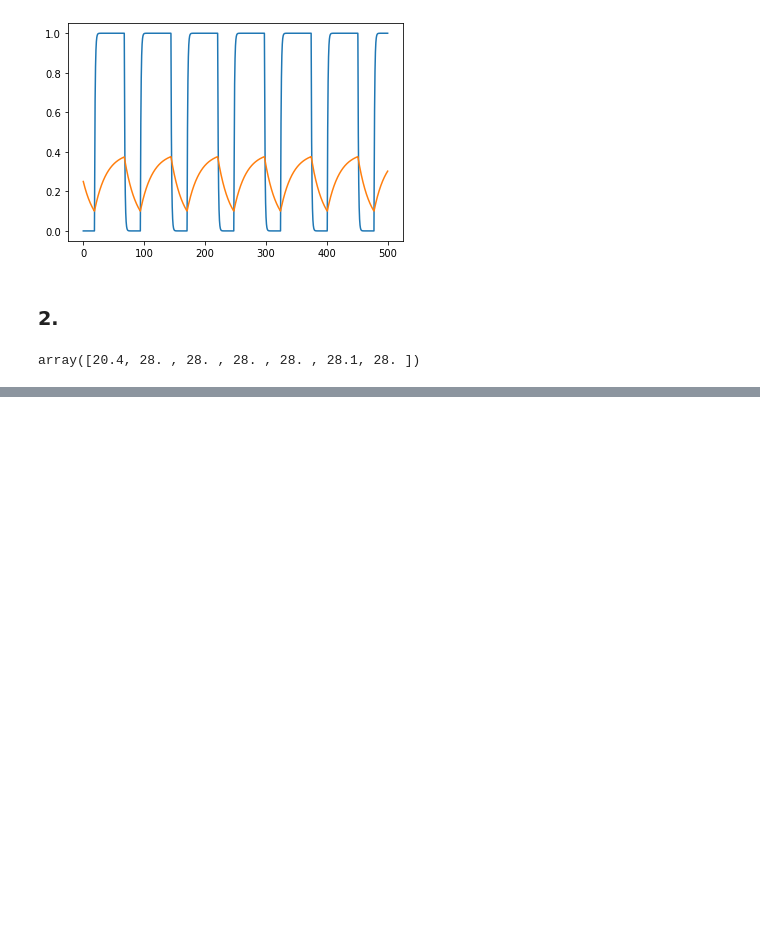
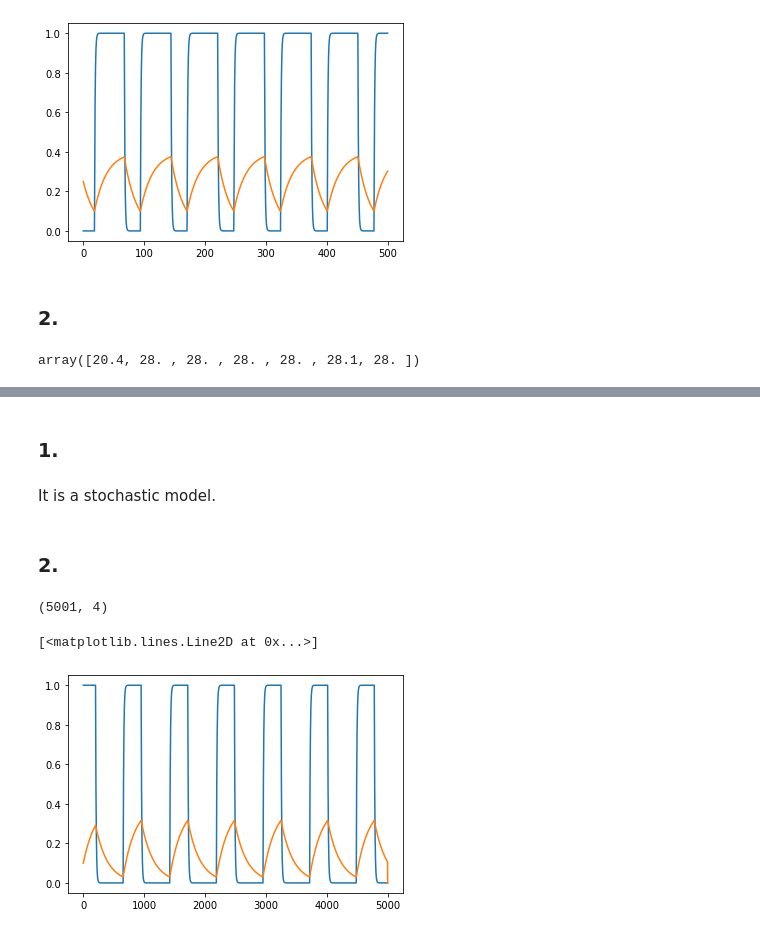
Before and after one commit to DorotheaMueller/mhbf, a Jupyter notebook: ex_5_budding_mueller.ipynb, the cells around one changed output, grey strips where cells are left out. Cells and saved outputs as stored; diff of their text form; code cells hidden in the pictures; blank space fills up the shorter version.

Commit message:
add euler maruyama method (2.2)

```diff
--- a/ex_5_budding_mueller.ipynb
+++ b/ex_5_budding_mueller.ipynb
@@ -64,0 +67,31 @@ array([20.4, 28. , 28. , 28. , 28. , 28.1, 28. ])
+# %% [markdown]
+### 1.
+# %% [markdown]
+It is a stochastic model.
+# %% [markdown]
+### 2.
+# %%
+def euler_maruyama(ffun, gfun, x0, t, **args):
+    dts = np.diff(t).astype(float)
+    res = np.zeros((len(t), len(x0)))
+    res[0] = x0
+
+    for i in range(1, len(t)-1):
+        # Euler part.
+        res[i] = np.multiply(ffun(res[i-1], t, **args), dts[i]) + res[i-1]
+        # Stochastic part.
+        res[i] = res[i] + gfun(res[i-1]) * np.sqrt(dts[i]) * np.random.normal(0, 1, 1)
+    return res
+# %%
+# Testing method with previous function.
+gfun_laing_chow = lambda x : 0
+a = euler_maruyama(laing_chow, gfun_laing_chow, x0, t, I1 = 0.43, I2 = 0.5)
+a.shape
+# %% [output]
+(5001, 4)
+# %%
+plt.plot(a[:, 0])
+plt.plot(a[:, 1])
+# %% [output]
+[<matplotlib.lines.Line2D at 0x...>]
+[figure, added]
```
Also changed, not shown: parts of 2 cells of this notebook.
